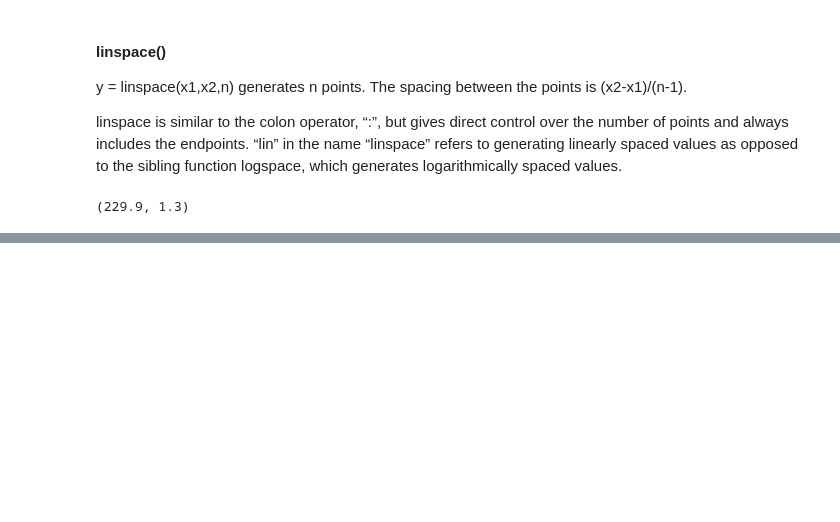
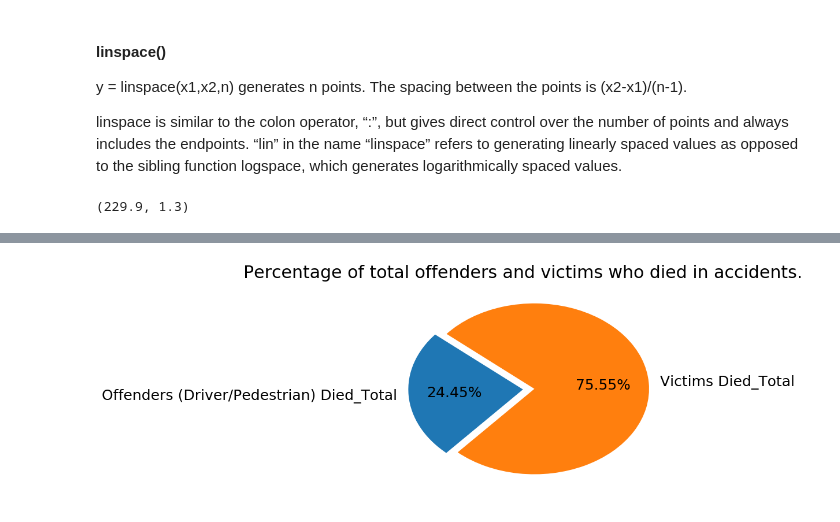
Before and after one commit to katreparitosh/Multi-Dimentional-Data-Analytics-of-Road-Accidents-in-India, a Jupyter notebook: Road-Accidents-Analysis.ipynb, the cells around one changed output, grey strips where cells are left out. Saved outputs shown, nothing was run; the diff lists cells and outputs as text; code cells hidden in the pictures; blank space fills up the shorter version.

```diff
--- a/Road-Accidents-Analysis.ipynb
+++ b/Road-Accidents-Analysis.ipynb
@@ -392,0 +466,9 @@ numpy.float64
+# %%
+labels = 'Offenders (Driver/Pedestrian) Died_Total','Victims Died_Total'
+sizes = [meanOffTotal, meanVictTotal]
+explode = (0,0.1)
+plt.title("Percentage of total offenders and victims who died in accidents.")
+plt.pie(sizes, labels = labels, explode = explode, autopct = '%.2f%%', startangle = 140)
+plt.show()
+# %% [output]
+[figure, added]
```
Also changed, not shown: parts of 24 cells of this notebook.
